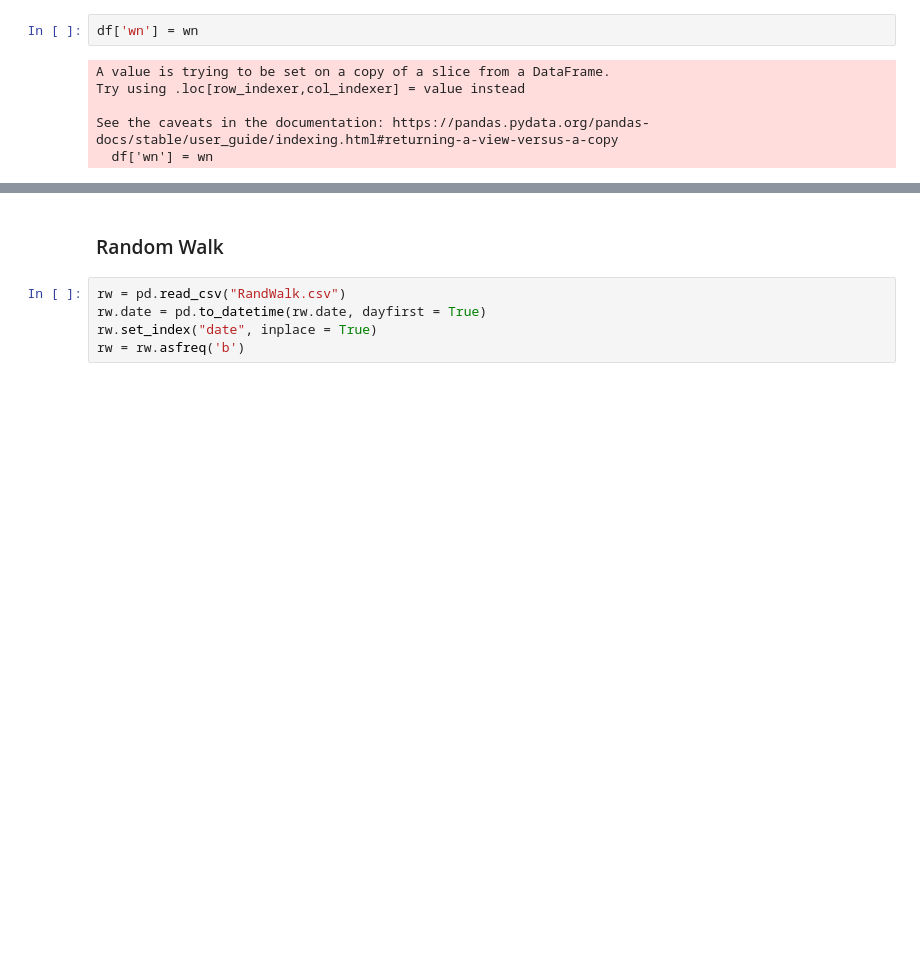
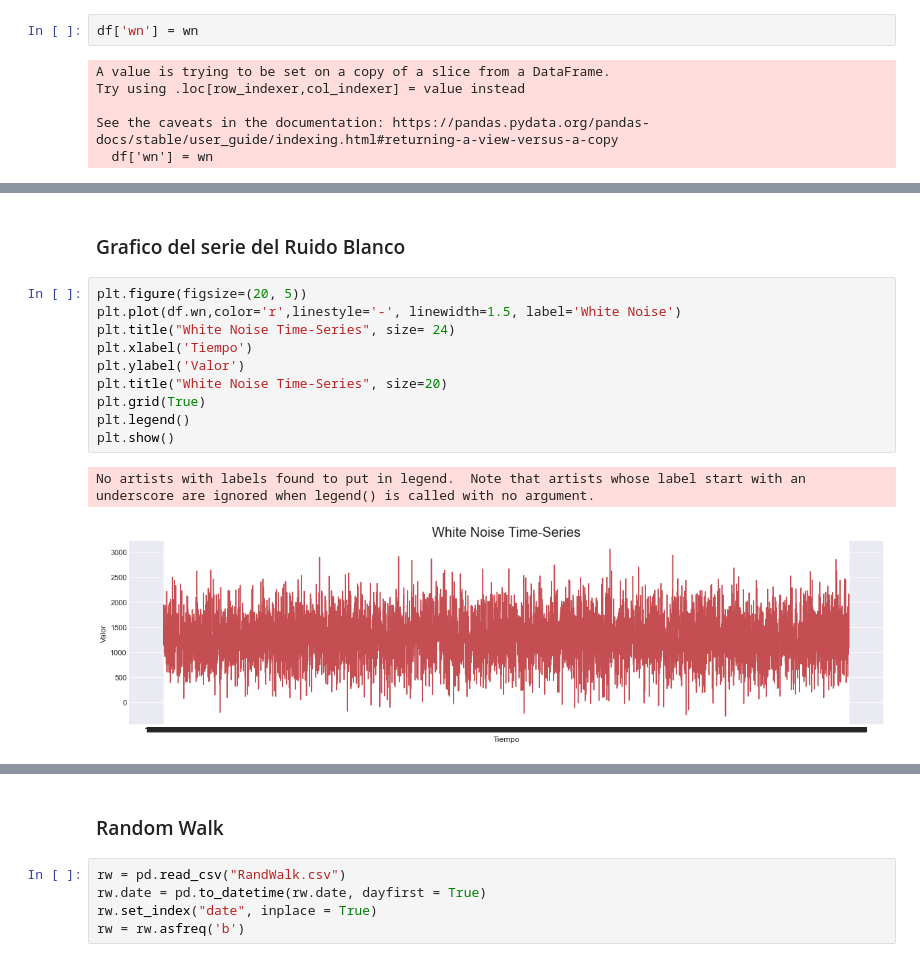
Before and after one commit to Egeekle/Time.Series-Analysis-Wk, a Jupyter notebook: 3. Working with Time Series in Python.ipynb, the cells around one changed output, grey strips where cells are left out. Cells and saved outputs as stored; diff of their text form; blank space fills up the shorter version.

```diff
--- a/3. Working with Time Series in Python.ipynb
+++ b/3. Working with Time Series in Python.ipynb
@@ -69 +80,16 @@ df.describe()
+# %% [markdown]
+### Grafico del serie del Ruido Blanco
+# %%
+plt.figure(figsize=(20, 5))
+plt.plot(df.wn,color='r',linestyle='-', linewidth=1.5, label='White Noise')
+plt.title("White Noise Time-Series", size= 24)
+plt.xlabel('Tiempo')
+plt.ylabel('Valor')
+plt.title("White Noise Time-Series", size=20)
+plt.grid(True)
+plt.legend()
+plt.show()
+# %% [output]
+No artists with labels found to put in legend.  Note that artists whose label start with an underscore are ignored when legend() is called with no argument.
+[figure, added]
 # %%
```
Also changed, not shown: parts of 6 cells of this notebook, 3 other files.
